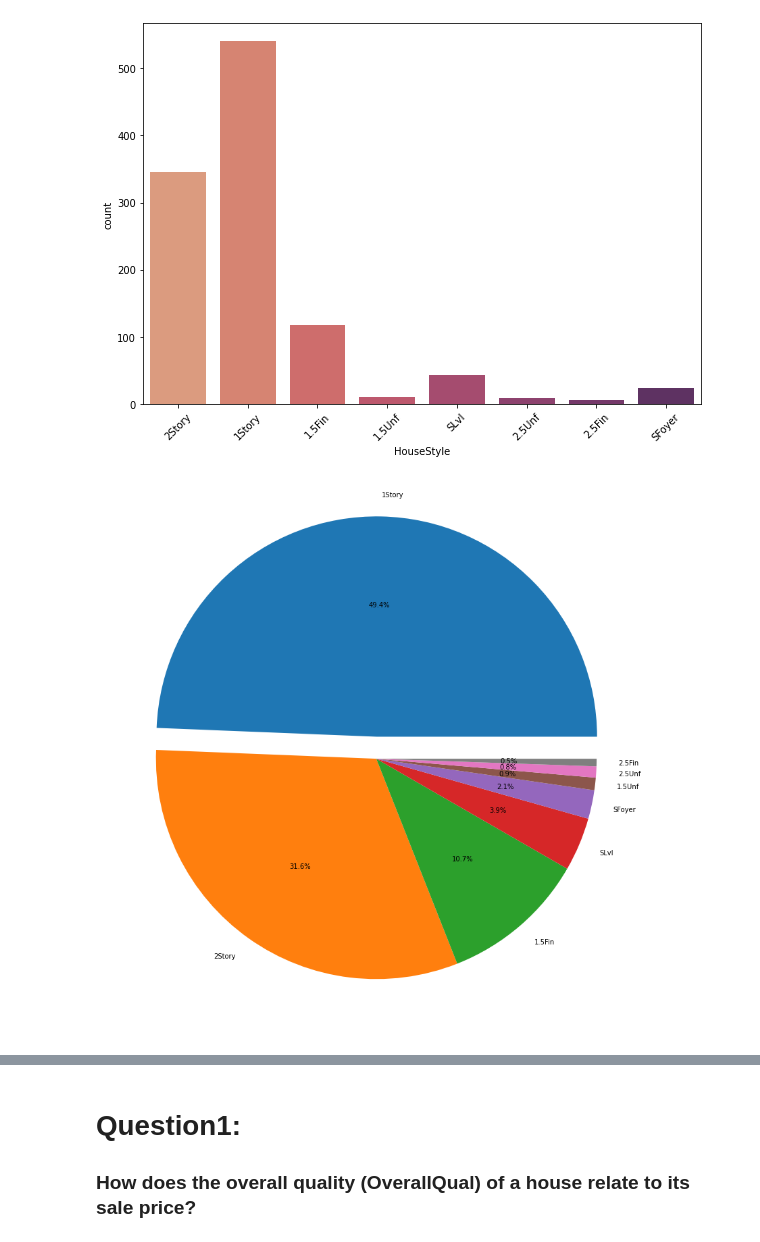
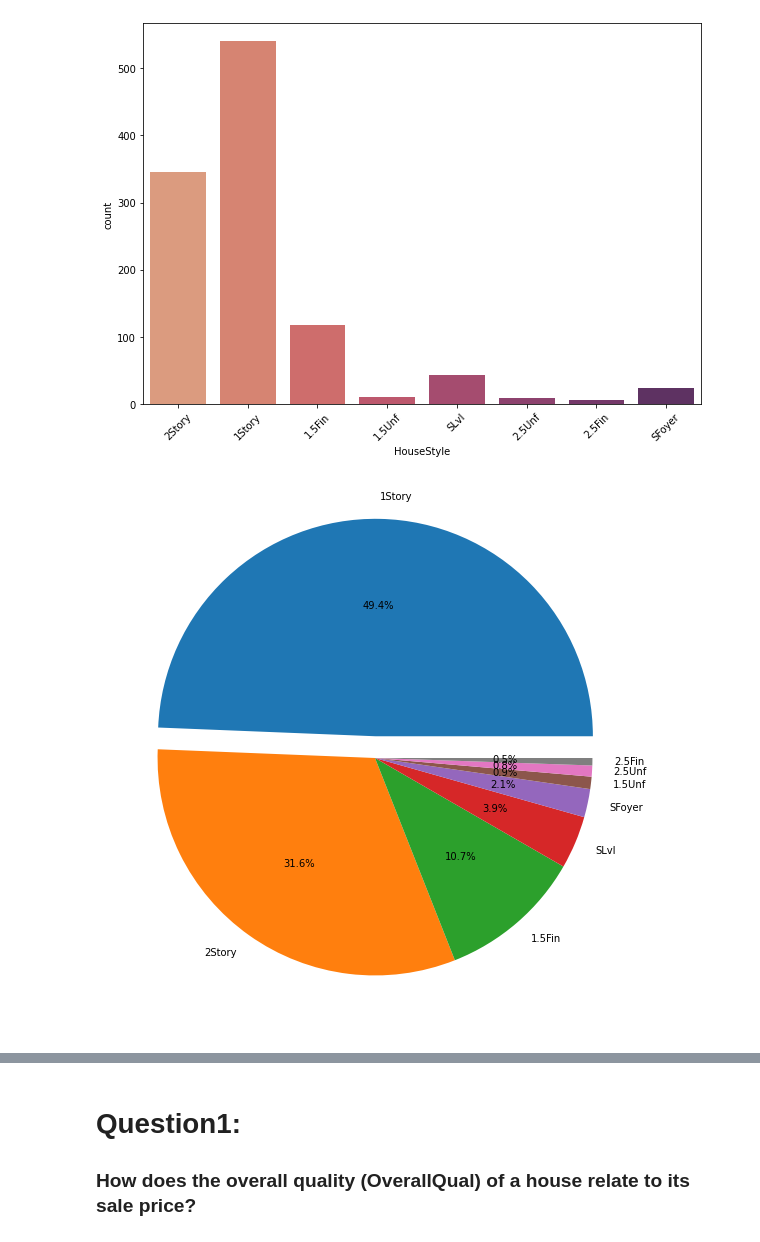
Before and after one commit to alib2014/Data-science, a Jupyter notebook: Statistic test/housPrice.ipynb, the cells around one changed output, grey strips where cells are left out. Drawn from its saved outputs; the diff is of its cells as text; code cells hidden in the pictures.

```diff
--- a/Statistic test/housPrice.ipynb
+++ b/Statistic test/housPrice.ipynb
@@ -224,9 +238,9 @@ Passing `palette` without assigning `hue` is deprecated and will be removed in v
   sns.countplot(x=data['HouseStyle'], palette='flare')
 [figure]
 # %%
-plt.figure(figsize=(20, 15))
+plt.figure(figsize=(15, 10))
 explode = (0.1, 0, 0, 0, 0, 0, 0, 0)
 plt.pie(data['HouseStyle'].value_counts().values, labels=data['HouseStyle'].value_counts().index, autopct='%1.1f%%', explode=explode)
 plt.show()
 # %% [output]
-[figure, old version]
+[figure, new version]
```
Also changed, not shown: parts of 8 cells of this notebook, 1 other file.
